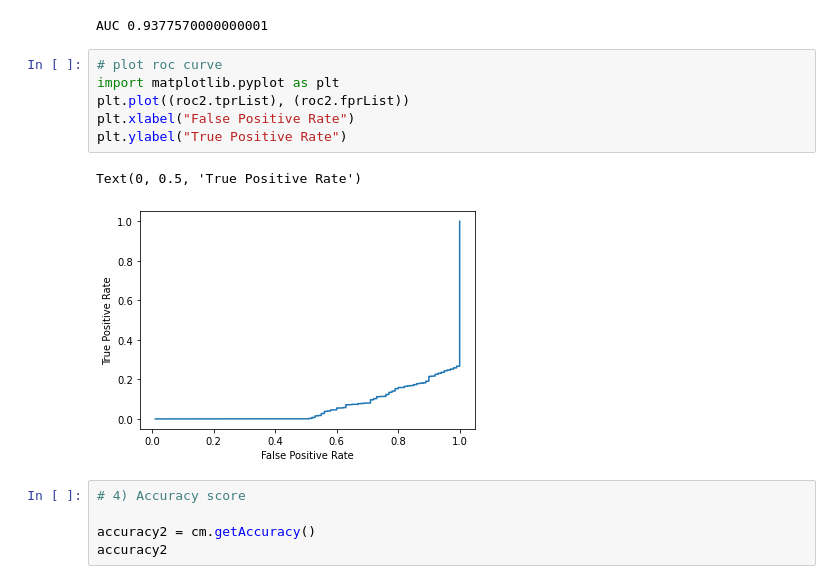
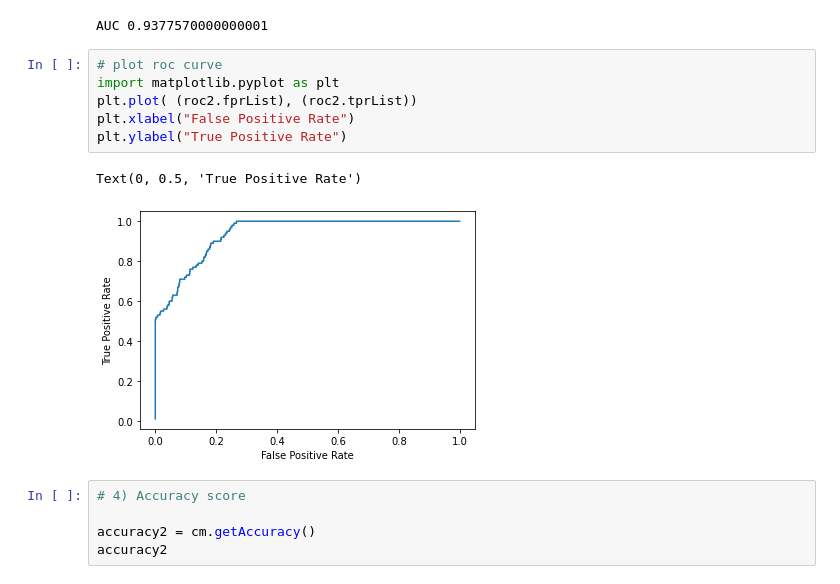
Before and after one commit to cr21/Performance-metrics-Regression-Classification, a Jupyter notebook: PerformanceMatrixRegressionClassification.ipynb, the cells around one changed output. Cells and saved outputs as stored; diff of their text form.

Commit message:
Updated performance metrics graph

```diff
--- a/PerformanceMatrixRegressionClassification.ipynb
+++ b/PerformanceMatrixRegressionClassification.ipynb
@@ -335,12 +326,12 @@ AUC 0.9377570000000001
 # %%
 # plot roc curve
 import matplotlib.pyplot as plt
-plt.plot((roc2.tprList), (roc2.fprList))
+plt.plot( (roc2.fprList), (roc2.tprList))
 plt.xlabel("False Positive Rate")
 plt.ylabel("True Positive Rate")
 # %% [output]
 Text(0, 0.5, 'True Positive Rate')
-[figure, old version]
+[figure, new version]
 # %%
 # 4) Accuracy score
 
```
Also changed, not shown: parts of 5 cells of this notebook, 2 other files.
